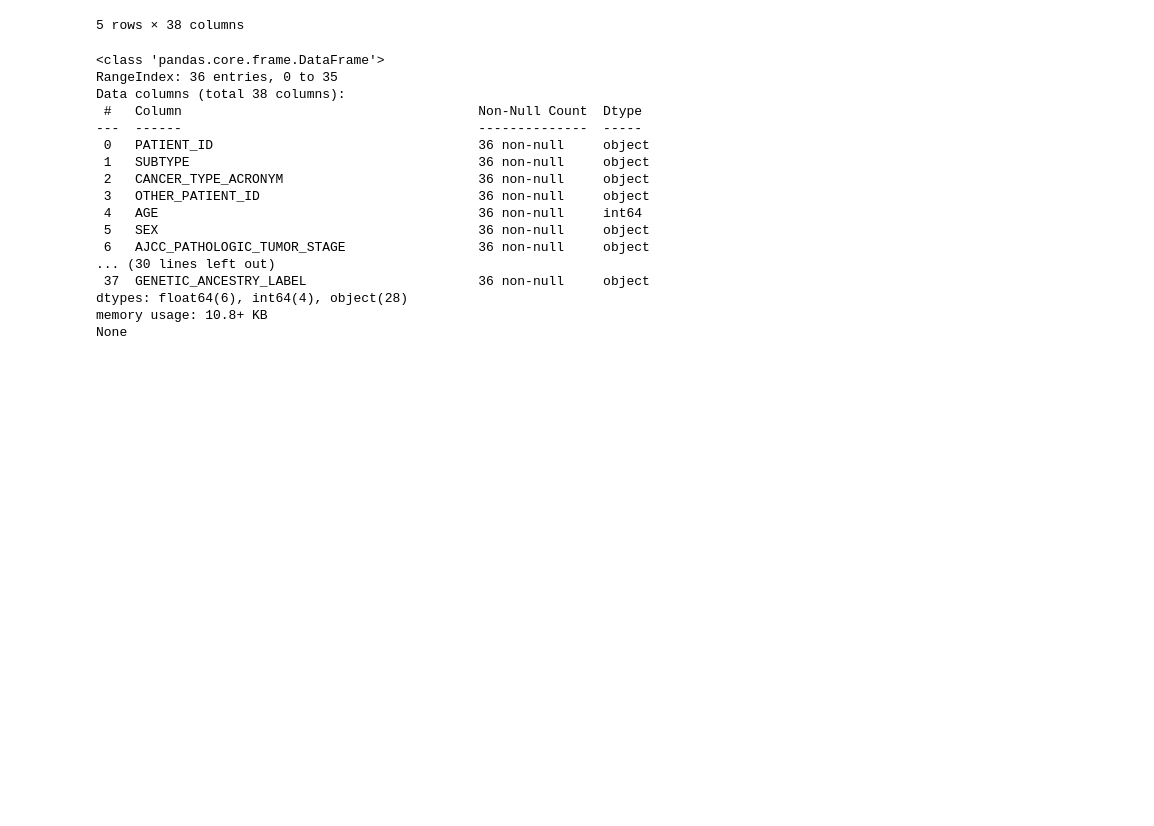
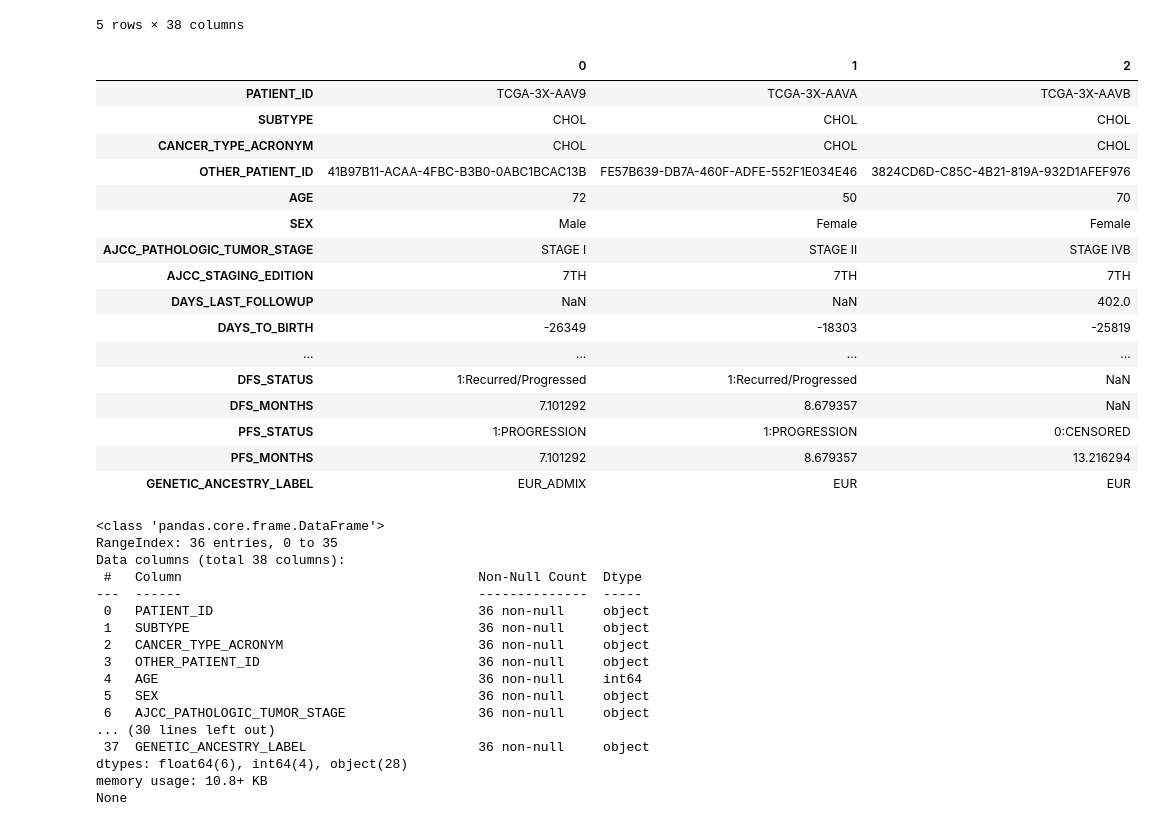
Before and after one commit to sha9189/Colorectal_Cancer_Analysis, a Jupyter notebook: 01 pathological data analysis.ipynb, the cells around one changed output. Cells and saved outputs as stored; diff of their text form; code cells hidden in the pictures; blank space fills up the shorter version.

```diff
--- a/01 pathological data analysis.ipynb
+++ b/01 pathological data analysis.ipynb
@@ -26,6 +26,26 @@ patientdf.head()
 | 3 | TCGA-3X-AAVC | CHOL | CHOL | FF4131C9-537C-46CC-B495-9AF60D431F5E | 72 | Female | STAGE I | ... |
 | 4 | TCGA-3X-AAVE | CHOL | CHOL | DCC87C59-FD8C-4511-9983-96D5B9784CB0 | 60 | Male | STAGE II | ... |
 5 rows × 38 columns
+# %%
+patientdf.head(3).T
+# %% [output]
+|  | 0 | 1 | 2 |
+| PATIENT_ID | TCGA-3X-AAV9 | TCGA-3X-AAVA | TCGA-3X-AAVB |
+| SUBTYPE | CHOL | CHOL | CHOL |
+| CANCER_TYPE_ACRONYM | CHOL | CHOL | CHOL |
+| OTHER_PATIENT_ID | 41B97B11-ACAA-4FBC-B3B0-0ABC1BCAC13B | FE57B639-DB7A-460F-ADFE-552F1E034E46 | 3824CD6D-C85C-4B21-819A-932D1AFEF976 |
+| AGE | 72 | 50 | 70 |
+| SEX | Male | Female | Female |
+| AJCC_PATHOLOGIC_TUMOR_STAGE | STAGE I | STAGE II | STAGE IVB |
+| AJCC_STAGING_EDITION | 7TH | 7TH | 7TH |
+| DAYS_LAST_FOLLOWUP | NaN | NaN | 402.0 |
+| DAYS_TO_BIRTH | -26349 | -18303 | -25819 |
+| ... | ... | ... | ... |
+| DFS_STATUS | 1:Recurred/Progressed | 1:Recurred/Progressed | NaN |
+| DFS_MONTHS | 7.101292 | 8.679357 | NaN |
+| PFS_STATUS | 1:PROGRESSION | 1:PROGRESSION | 0:CENSORED |
+| PFS_MONTHS | 7.101292 | 8.679357 | 13.216294 |
+| GENETIC_ANCESTRY_LABEL | EUR_ADMIX | EUR | EUR |
 # %%
 subset_clinical = patientdf.head().T
 # %%
```
Also changed, not shown: 3 other files.
